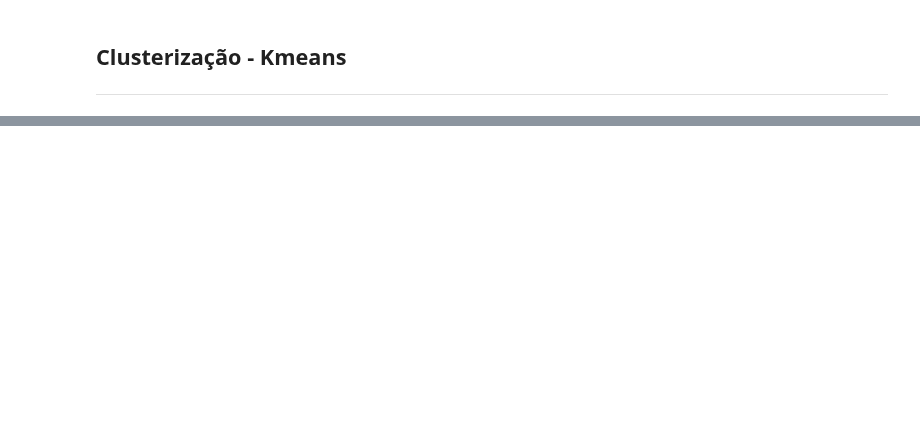
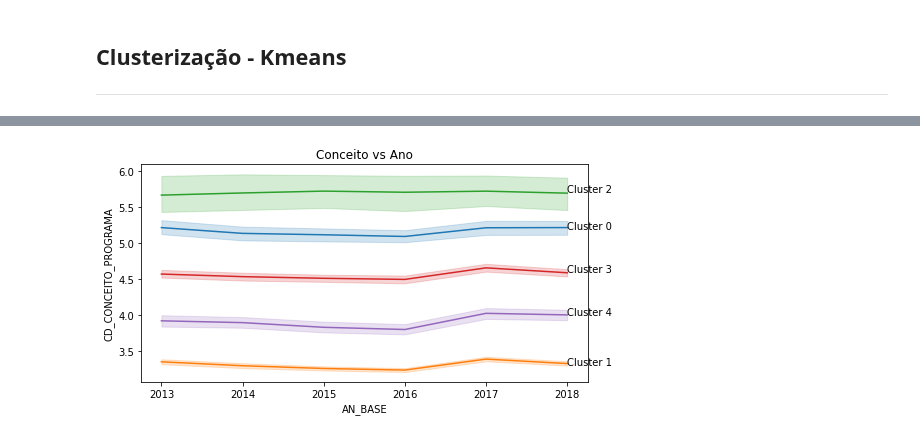
Before and after one commit to ieee-uerj/capes-data-analysis, a Jupyter notebook: Andrey/clusterizacao_gb4.ipynb, the cells around one changed output, grey strips where cells are left out. Drawn from its saved outputs; the diff is of its cells as text; code cells hidden in the pictures; blank space fills up the shorter version.

```diff
--- a/Andrey/clusterizacao_gb4.ipynb
+++ b/Andrey/clusterizacao_gb4.ipynb
@@ -311,0 +161,17 @@ sns.scatterplot(x='Eixo_1', y ='Eixo_2', hue='Cluster', data = A, palette=paleta
+# %%
+"""Verificando se o conceito variou ao longo dos anos"""
+
+plt.figure(figsize=(8,4))
+plt.title('Conceito vs Ano')
+plt.annotate(text='Cluster 0', xy=(2018,5.20))
+plt.annotate(text='Cluster 1', xy=(2018,3.3))
+plt.annotate(text='Cluster 2', xy=(2018,5.7))
+plt.annotate(text='Cluster 3', xy=(2018,4.6))
+plt.annotate(text='Cluster 4', xy=(2018,4))
+ax = sns.lineplot(y="CD_CONCEITO_PROGRAMA", x="AN_BASE",  data=df0)
+ax1 = sns.lineplot(y="CD_CONCEITO_PROGRAMA", x="AN_BASE", data=df1)
+ax2 = sns.lineplot(y="CD_CONCEITO_PROGRAMA", x="AN_BASE", data=df2)
+ax3 = sns.lineplot(y="CD_CONCEITO_PROGRAMA", x="AN_BASE", data=df3)
+ax4 = sns.lineplot(y="CD_CONCEITO_PROGRAMA", x="AN_BASE", data=df4)
+# %% [output]
+[figure, added]
```
Also changed, not shown: parts of 61 cells of this notebook.
